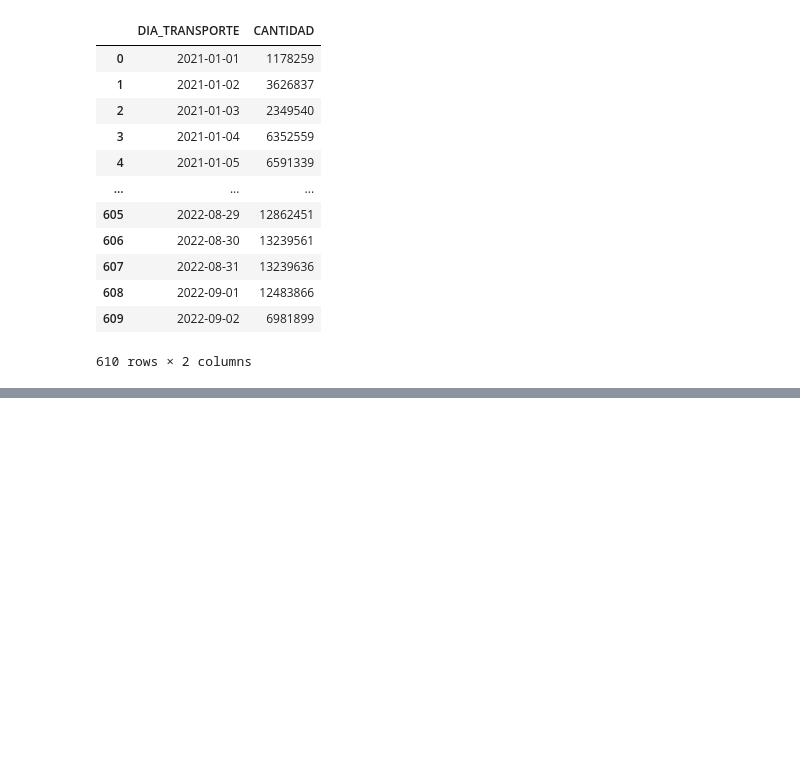
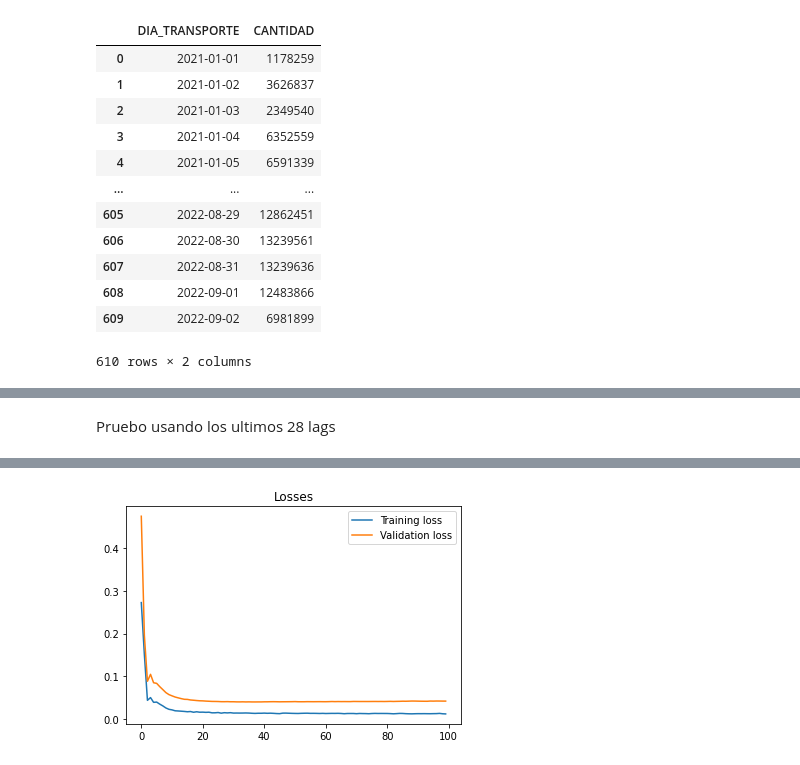
Before and after one commit to lrivela/rivela-st, a Jupyter notebook: tp-integrador/rivela-5co-tp.ipynb, the cells around one changed output, grey strips where cells are left out. Cells and saved outputs as stored; diff of their text form; code cells hidden in the pictures; blank space fills up the shorter version.

```diff
--- a/tp-integrador/rivela-5co-tp.ipynb
+++ b/tp-integrador/rivela-5co-tp.ipynb
@@ -1353,0 +1497,57 @@ Text(0.5, 1.0, 'Prediccion con el dataset de Test')
+# %% [markdown]
+Pruebo usando los ultimos 28 lags
+# %%
+df_generated_7 = generate_time_lags(serie_lstm, 28)
+df_generated_7.drop(columns=["DIA_TRANSPORTE"], inplace=True)
+
+X_train_7, X_val_7, X_test_7, y_train_7, y_val_7, y_test_7 = train_val_test_split(df_generated_7, 'CANTIDAD', 0.1)
+
+input_dim = len(X_train_7.columns)
+model_params_7 = {'input_dim': input_dim,
+                'hidden_dim' : hidden_dim,
+                'layer_dim' : layer_dim,
+                'output_dim' : output_dim,
+                'dropout_prob' : dropout}
+
+scaler = MinMaxScaler()
+
+X_train_sc_7 = scaler.fit_transform(X_train_7)
+X_val_sc_7 = scaler.transform(X_val_7)
+X_test_sc_7 = scaler.transform(X_test_7)
+
+y_train_sc_7 = scaler.fit_transform(y_train_7)
+y_val_sc_7 = scaler.transform(y_val_7)
+y_test_sc_7 = scaler.transform(y_test_7)
+
+train_features_7 = torch.Tensor(X_train_sc_7)
+train_targets_7 = torch.Tensor(y_train_sc_7)
+val_features_7 = torch.Tensor(X_val_sc_7)
+val_targets_7 = torch.Tensor(y_val_sc_7)
+test_features_7 = torch.Tensor(X_test_sc_7)
+test_targets_7 = torch.Tensor(y_test_sc_7)
+
+train_7 = TensorDataset(train_features_7, train_targets_7)
+val_7 = TensorDataset(val_features_7, val_targets_7)
+test_7 = TensorDataset(test_features_7, test_targets_7)
+
+train_loader_7 = DataLoader(train_7, batch_size=batch_size, shuffle=False, drop_last=True)
+val_loader_7 = DataLoader(val_7, batch_size=batch_size, shuffle=False, drop_last=True)
+test_loader_7 = DataLoader(test_7, batch_size=batch_size, shuffle=False, drop_last=True)
+test_loader_one_7 = DataLoader(test_7, batch_size=1, shuffle=False, drop_last=True)
+
+model = get_model('lstm', model_params_7)
+
+loss_fn = torch.nn.MSELoss(reduction="mean")
+optimizer = torch.optim.Adam(model.parameters(), lr=learning_rate, weight_decay=weight_decay)
+
+
+opt = Optimization(model=model, loss_fn=loss_fn, optimizer=optimizer)
+opt.train(train_loader_7, val_loader_7, batch_size=batch_size, n_epochs=n_epochs, n_features=input_dim)
+opt.plot_losses()
+
+predictions, values = opt.evaluate(
+    test_loader_one_7,
+    batch_size=1,
+    n_features=input_dim
+)
+# %% [output]
@@ -1353,0 +1566 @@ Text(0.5, 1.0, 'Prediccion con el dataset de Test')
+[figure, added]
```
Also changed, not shown: parts of 42 cells of this notebook.
